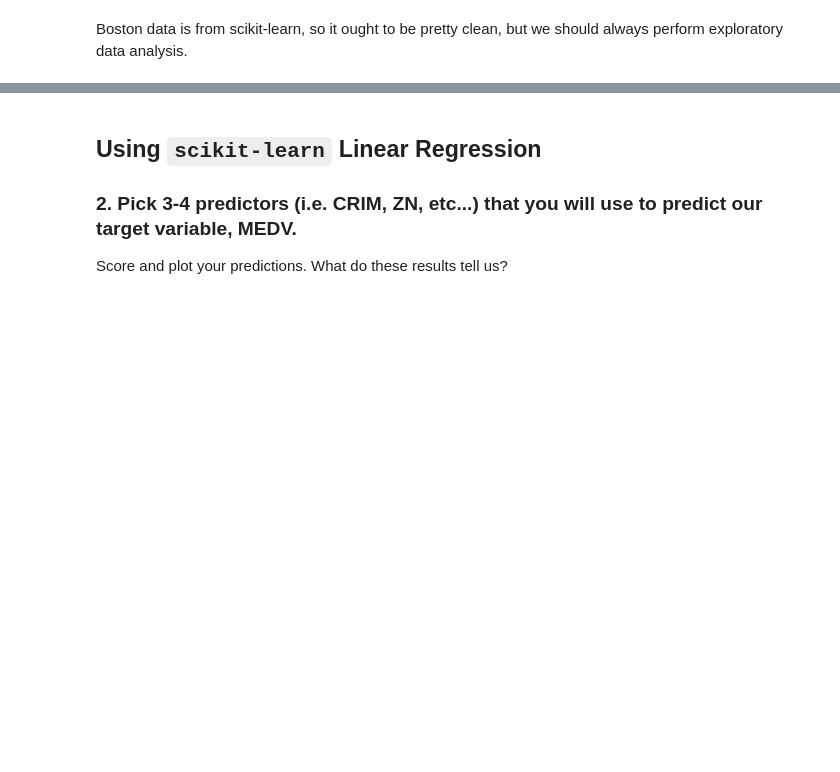
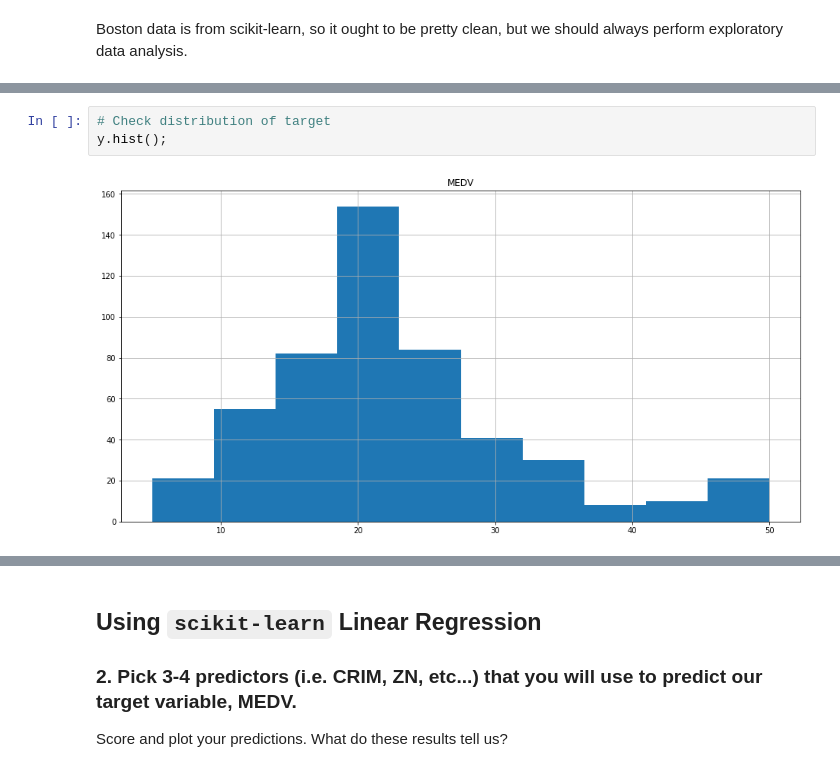
Before and after one commit to DineshPendyala/Start-ML, a Jupyter notebook: projects/03/linreg-knn-project.ipynb, the cells around one changed output, grey strips where cells are left out. Saved outputs shown, nothing was run; the diff lists cells and outputs as text; blank space fills up the shorter version.

```diff
--- a/projects/03/linreg-knn-project.ipynb
+++ b/projects/03/linreg-knn-project.ipynb
@@ -94,0 +189,5 @@ Boston data is from scikit-learn, so it ought to be pretty clean, but we should
+# %%
+# Check distribution of target
+y.hist();
+# %% [output]
+[figure, added]
```
Also changed, not shown: parts of 15 cells of this notebook, 4 other files.
